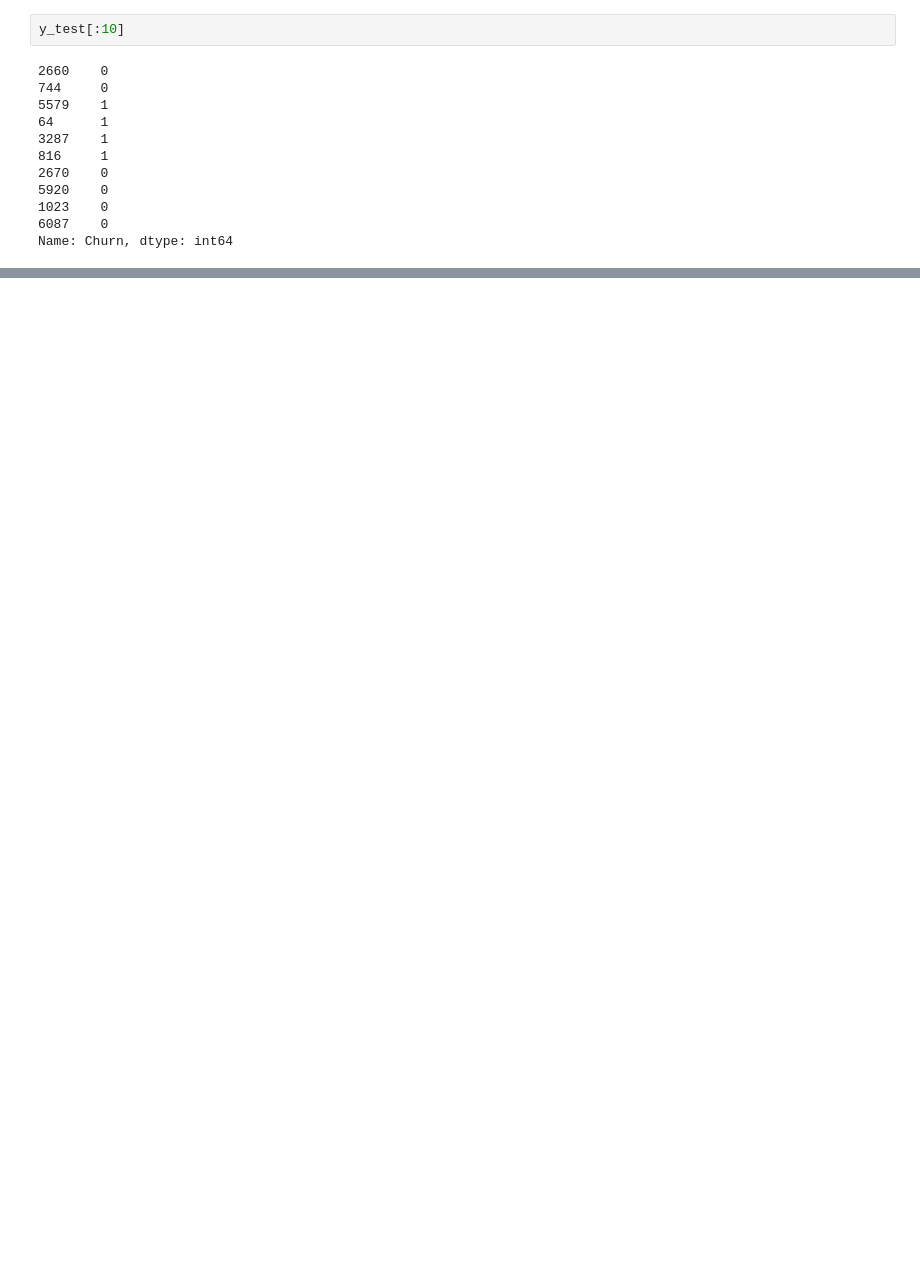
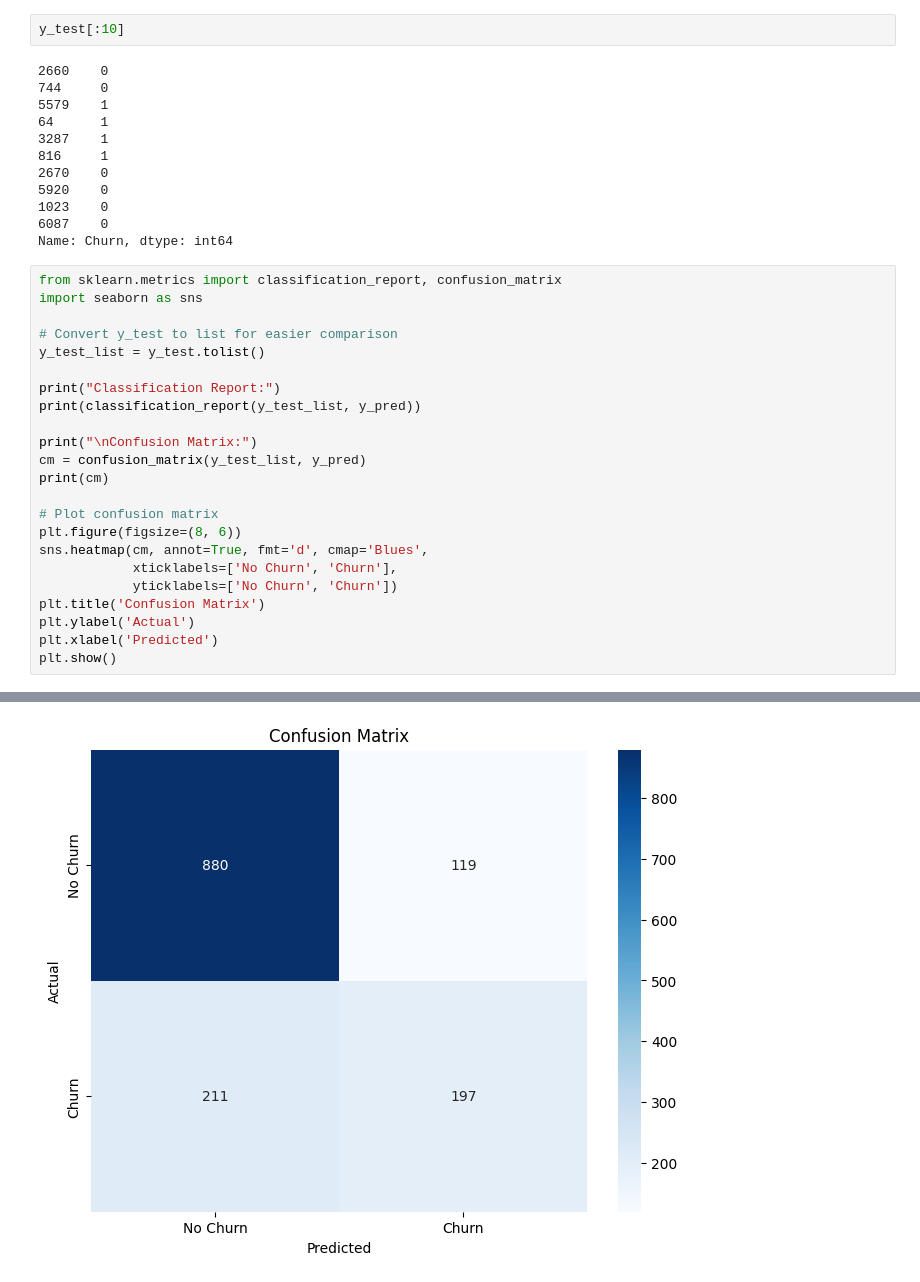
Before and after one commit to mohitrohda/practice, a Jupyter notebook: DL/practice/8_churn_prediction/Custumer_churn_prediction.ipynb, the cells around one changed output, grey strips where cells are left out. Drawn from its saved outputs; the diff is of its cells as text; blank space fills up the shorter version.

```diff
--- a/DL/practice/8_churn_prediction/Custumer_churn_prediction.ipynb
+++ b/DL/practice/8_churn_prediction/Custumer_churn_prediction.ipynb
@@ -488,3 +474,27 @@ y_test[:10]
 1023    0
 6087    0
 Name: Churn, dtype: int64
+# %%
+from sklearn.metrics import classification_report, confusion_matrix
+import seaborn as sns
+
+# Convert y_test to list for easier comparison
+y_test_list = y_test.tolist()
+
+print("Classification Report:")
+print(classification_report(y_test_list, y_pred))
+
+print("\nConfusion Matrix:")
+cm = confusion_matrix(y_test_list, y_pred)
+print(cm)
+
+# Plot confusion matrix
+plt.figure(figsize=(8, 6))
+sns.heatmap(cm, annot=True, fmt='d', cmap='Blues',
+            xticklabels=['No Churn', 'Churn'],
+            yticklabels=['No Churn', 'Churn'])
+plt.title('Confusion Matrix')
+plt.ylabel('Actual')
+plt.xlabel('Predicted')
+plt.show()
+# %% [output]
@@ -490,0 +515 @@ Name: Churn, dtype: int64
+[figure, added]
```
Also changed, not shown: parts of 16 cells of this notebook.
